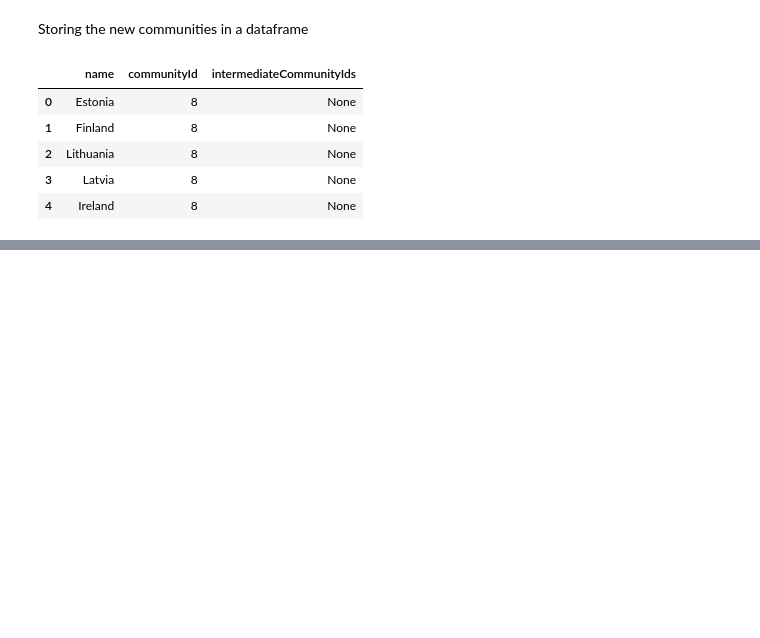
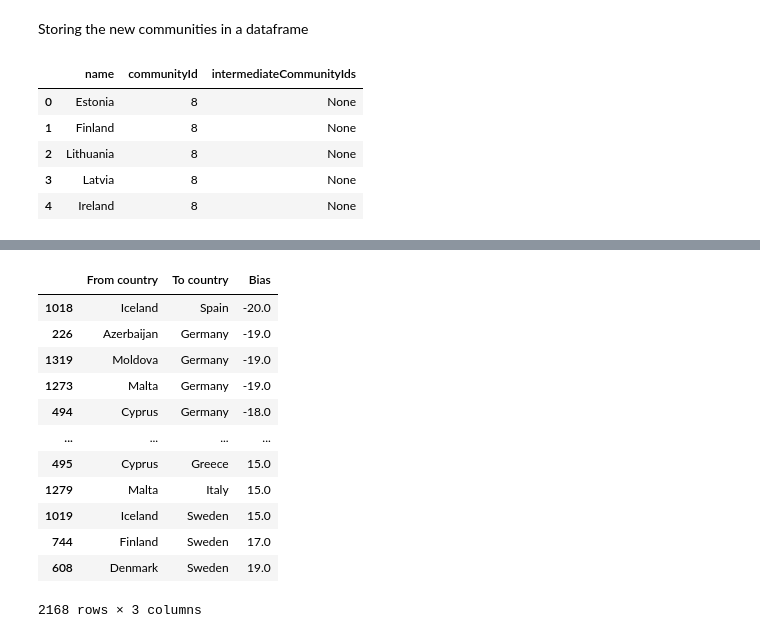
Before and after one commit to jackmheller/modernDataAnalytics, a Jupyter notebook: Neo4j_Python.ipynb, the cells around one changed output, grey strips where cells are left out. Cells and saved outputs as stored; diff of their text form; code cells hidden in the pictures; blank space fills up the shorter version.

```diff
--- a/Neo4j_Python.ipynb
+++ b/Neo4j_Python.ipynb
@@ -672,0 +706,30 @@ group_unweighted_Mean.head()
+# %%
+url='https://raw.githubusercontent.com/jackmheller/modernDataAnalytics/main/Data/eurovision_song_contest_1975_2022.csv'
+df = pd.read_csv(url)
+relevantYears = [*range(2008,2023,1)]
+df = df[df["Year"].isin(relevantYears)]
+df = df[df["(semi-) final"] == 'f']
+df = df[df['From country'] != df['To country']]
+df2 = df.groupby(['To country', "Year"])['Points'].agg('mean').rename('MeanPoints').reset_index()
+df = df.merge(df2, on = ['To country', 'Year'])
+df['Diff'] = df['Points'] - df['MeanPoints']
+
+df.loc[df['Diff'] < 0, 'Diff'] = -1
+df.loc[df['Diff'] > 0, 'Diff'] = 1
+
+df = df.groupby(['From country', 'To country'])['Diff'].agg('sum').rename('Bias').reset_index().sort_values('Bias')
+df
+# %% [output]
+|  | From country | To country | Bias |
+| 1018 | Iceland | Spain | -20.0 |
+| 226 | Azerbaijan | Germany | -19.0 |
+| 1319 | Moldova | Germany | -19.0 |
+| 1273 | Malta | Germany | -19.0 |
+| 494 | Cyprus | Germany | -18.0 |
+| ... | ... | ... | ... |
+| 495 | Cyprus | Greece | 15.0 |
+| 1279 | Malta | Italy | 15.0 |
+| 1019 | Iceland | Sweden | 15.0 |
+| 744 | Finland | Sweden | 17.0 |
+| 608 | Denmark | Sweden | 19.0 |
+2168 rows × 3 columns
```
Also changed, not shown: parts of 11 cells of this notebook.
